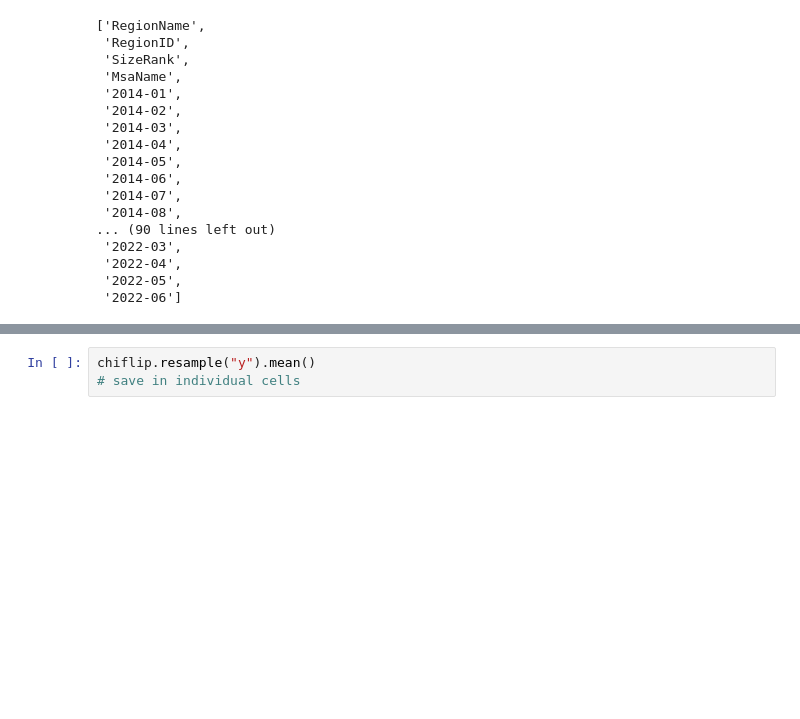
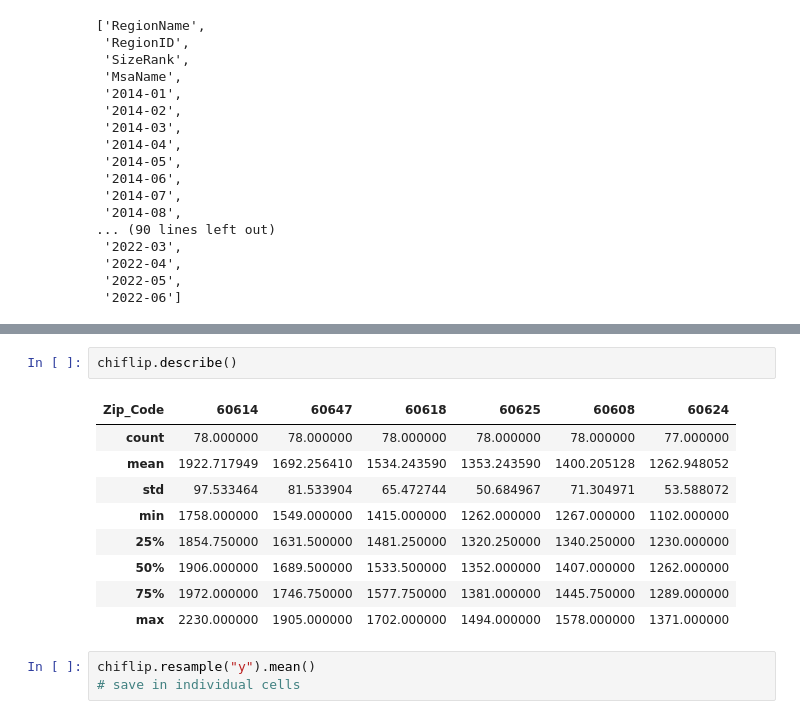
Before and after one commit to ASwigart/Project-1-EDA-Git-Collab, a Jupyter notebook: Chicago Rents over Time -Zori.ipynb, the cells around one changed output, grey strips where cells are left out. Cells and saved outputs as stored; diff of their text form; blank space fills up the shorter version.

```diff
--- a/Chicago Rents over Time -Zori.ipynb
+++ b/Chicago Rents over Time -Zori.ipynb
@@ -227,6 +247,18 @@ chiflip
 | 2022-05-01 | 2207.0 | 1905.0 | 1702.0 | 1484.0 | 1559.0 | 1370.0 |
 | 2022-06-01 | 2230.0 | 1902.0 | 1702.0 | 1494.0 | 1578.0 | 1362.0 |
 78 rows × 6 columns
+# %%
+chiflip.describe()
+# %% [output]
+| Zip_Code | 60614 | 60647 | 60618 | 60625 | 60608 | 60624 |
+| count | 78.000000 | 78.000000 | 78.000000 | 78.000000 | 78.000000 | 77.000000 |
+| mean | 1922.717949 | 1692.256410 | 1534.243590 | 1353.243590 | 1400.205128 | 1262.948052 |
+| std | 97.533464 | 81.533904 | 65.472744 | 50.684967 | 71.304971 | 53.588072 |
+| min | 1758.000000 | 1549.000000 | 1415.000000 | 1262.000000 | 1267.000000 | 1102.000000 |
+| 25% | 1854.750000 | 1631.500000 | 1481.250000 | 1320.250000 | 1340.250000 | 1230.000000 |
+| 50% | 1906.000000 | 1689.500000 | 1533.500000 | 1352.000000 | 1407.000000 | 1262.000000 |
+| 75% | 1972.000000 | 1746.750000 | 1577.750000 | 1381.000000 | 1445.750000 | 1289.000000 |
+| max | 2230.000000 | 1905.000000 | 1702.000000 | 1494.000000 | 1578.000000 | 1371.000000 |
 # %%
 chiflip.resample("y").mean()
 # save in individual cells
```
Also changed, not shown: parts of 13 cells of this notebook, 2 other files.
